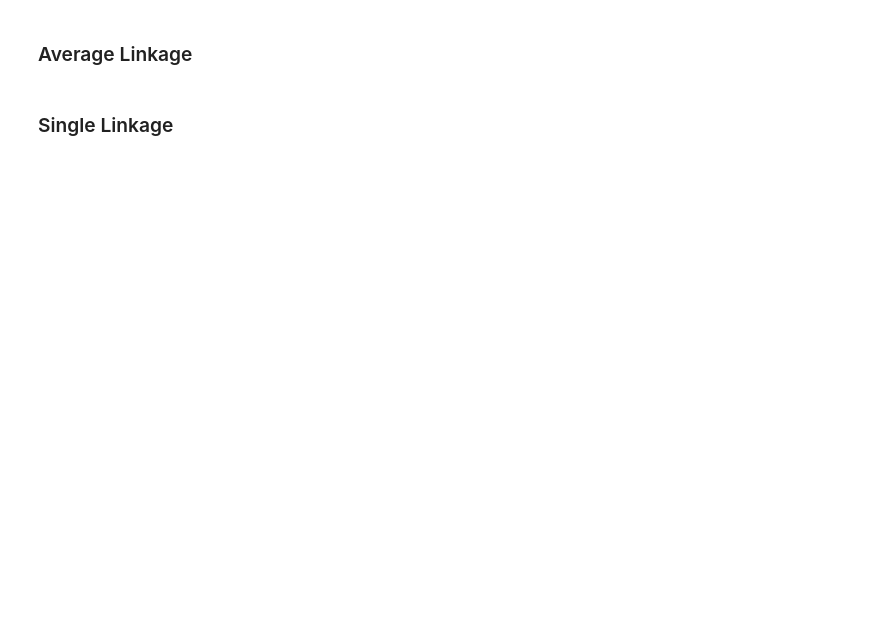
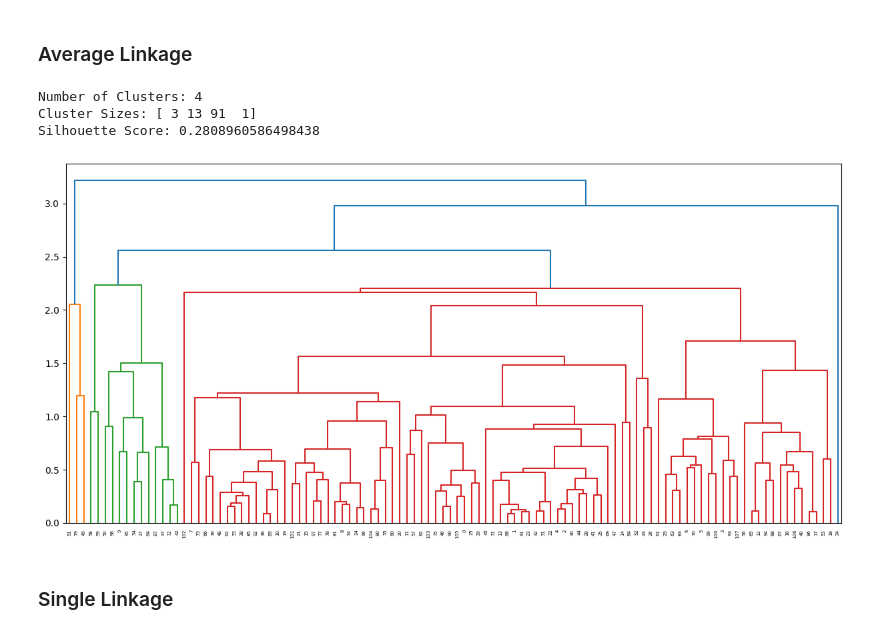
Before and after one commit to GeorgeKontos14/HPB-Economy, a Jupyter notebook: hierarchical_clustering.ipynb, the cells around one changed output. Saved outputs shown, nothing was run; the diff lists cells and outputs as text; code cells hidden in the pictures; blank space fills up the shorter version.

```diff
--- a/hierarchical_clustering.ipynb
+++ b/hierarchical_clustering.ipynb
@@ -120,2 +104,11 @@ print("Silhouette Score:",silhouette_score(scaled_df, average_clusters1))
+# %%
+average_labels, average_score = HierarchicalClustering.hierarchical_clustering(
+    without_outliers, 'average', True
+)
+# %% [output]
+Number of Clusters: 4
+Cluster Sizes: [ 3 13 91  1]
+Silhouette Score: 0.2808960586498438
+[figure, added]
 # %% [markdown]
 ### Single Linkage
```
Also changed, not shown: parts of 35 cells of this notebook, 5 other files.
